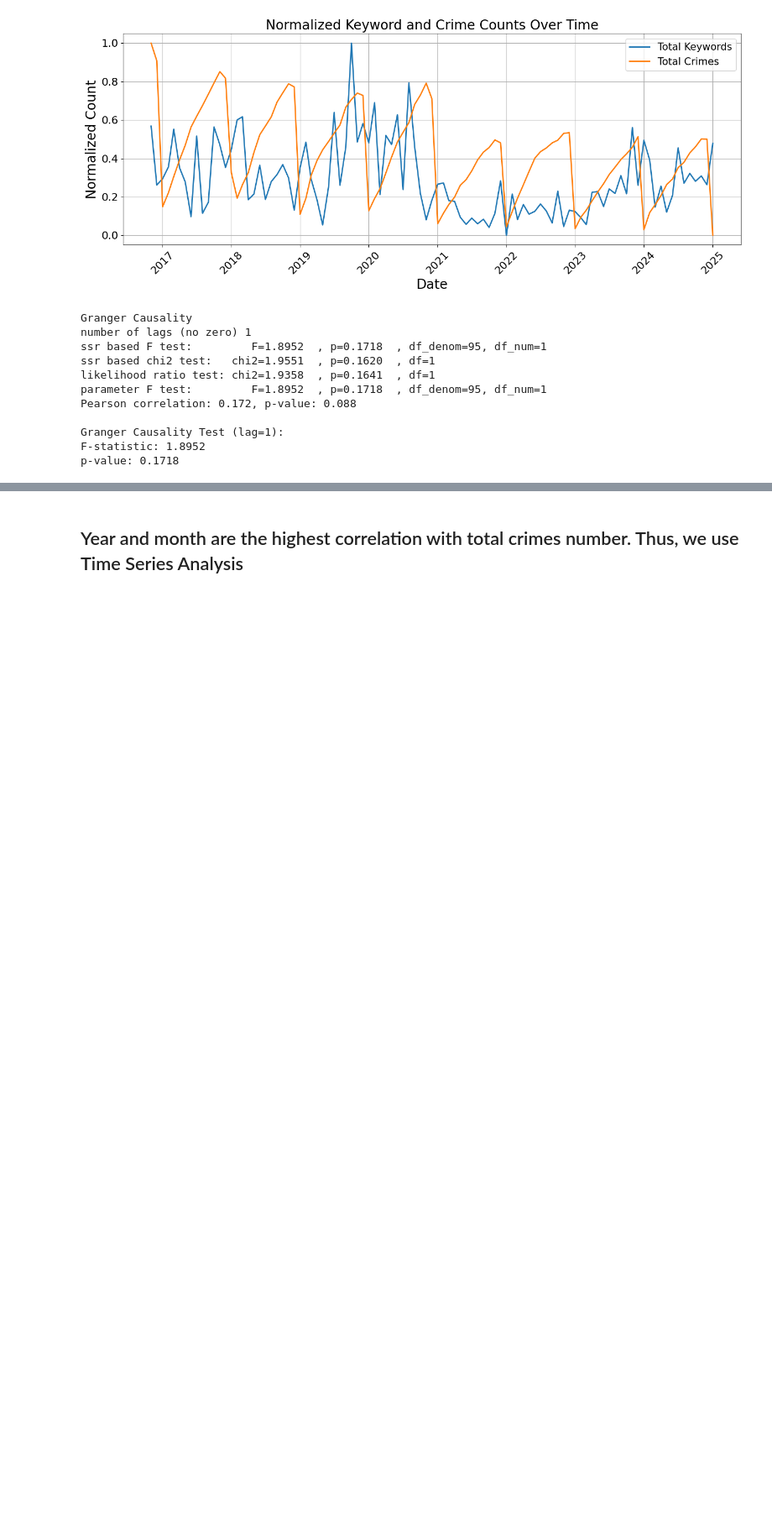
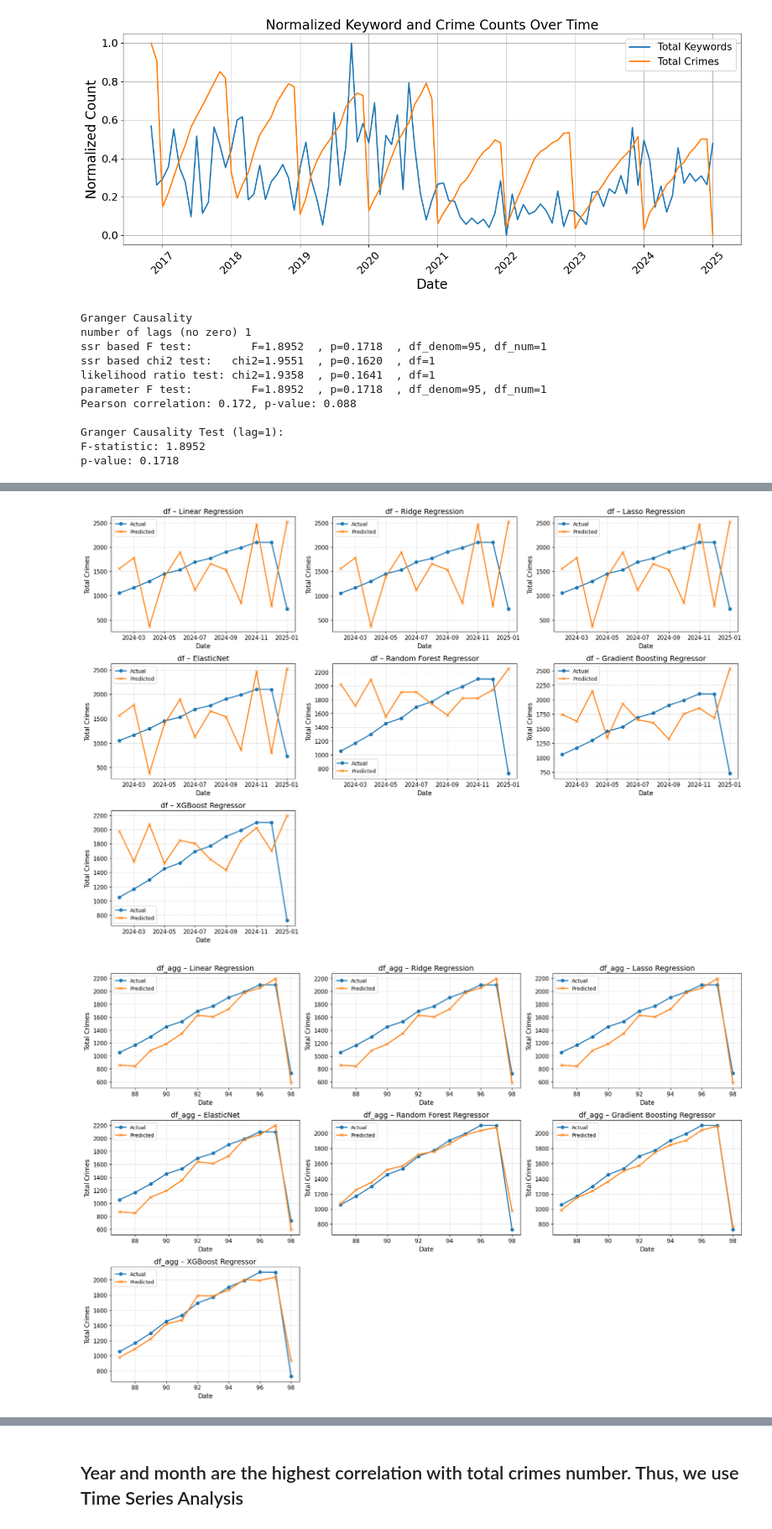
Before and after one commit to W1lden/Corruption_Crime_Forecasting_Kazakhstan, a Jupyter notebook: main.ipynb, the cells around one changed output, grey strips where cells are left out. Shown at 84% size. Cells and saved outputs as stored; diff of their text form; code cells hidden in the pictures; blank space fills up the shorter version.

```diff
--- a/main.ipynb
+++ b/main.ipynb
@@ -326,0 +330,63 @@ MAE: 127.80, MSE: 27196.50, R2: 0.93
+# %%
+# df
+X_df = df.drop(columns=["Total Crimes", "Date"])
+y_df = df["Total Crimes"]
+
+X_train_df = X_df.iloc[:-12]
+X_test_df = X_df.iloc[-12:]
+y_train_df = y_df.iloc[:-12]
+y_test_df = y_df.iloc[-12:]
+index_test_df = df.iloc[-12:]["Date"]  # Индексы для оси X
+
+# df_agg
+X_agg = df_agg.drop(columns=["Total Crimes"])
+y_agg = df_agg["Total Crimes"]
+
+X_train_agg = X_agg.iloc[:-12]
+X_test_agg = X_agg.iloc[-12:]
+y_train_agg = y_agg.iloc[:-12]
+y_test_agg = y_agg.iloc[-12:]
+index_test_agg = df_agg.iloc[-12:].index  # Индексы для оси X
+
+# Параметры оформления
+label_fontsize = 12
+title_fontsize = 14
+tick_fontsize = 11
+legend_fontsize = 10
+line_width = 2
+
+# Функция построения сетки графиков
+def plot_predictions_grid(X_train, X_test, y_train, y_test, x_index, model_list, title_prefix):
+    n_cols = 3
+    n_rows = int(np.ceil(len(model_list) / n_cols))
+
+    fig, axes = plt.subplots(n_rows, n_cols, figsize=(18, 4 * n_rows))
+    axes = axes.flatten()
+
+    for i, (name, model) in enumerate(model_list):
+        model.fit(X_train, y_train)
+        y_pred = model.predict(X_test)
+
+        ax = axes[i]
+        ax.plot(x_index, y_test.values, label="Actual", marker='o', linewidth=line_width)
+        ax.plot(x_index, y_pred, label="Predicted", marker='x', linewidth=line_width)
+
+        ax.set_title(f"{title_prefix} – {name}", fontsize=title_fontsize)
+        ax.set_xlabel("Date", fontsize=label_fontsize)
+        ax.set_ylabel("Total Crimes", fontsize=label_fontsize)
+        ax.tick_params(axis='both', labelsize=tick_fontsize)
+        ax.grid(True, linestyle='--', alpha=0.5)
+        ax.legend(fontsize=legend_fontsize)
+
+    for j in range(i + 1, len(axes)):
+        fig.delaxes(axes[j])
+
+    plt.tight_layout()
+    plt.show()
+
+# Визуализация
+plot_predictions_grid(X_train_df, X_test_df, y_train_df, y_test_df, index_test_df, models, title_prefix="df")
+plot_predictions_grid(X_train_agg, X_test_agg, y_train_agg, y_test_agg, index_test_agg, models, title_prefix="df_agg")
+# %% [output]
+[figure, added]
+[figure, added]
```
Also changed, not shown: parts of 8 cells of this notebook.
